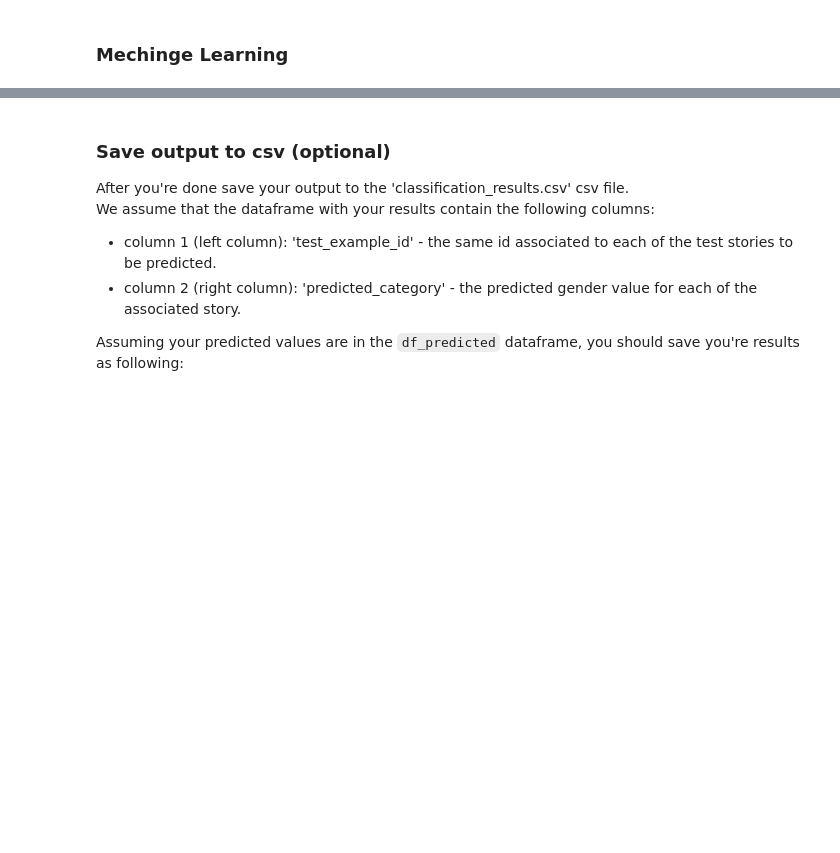
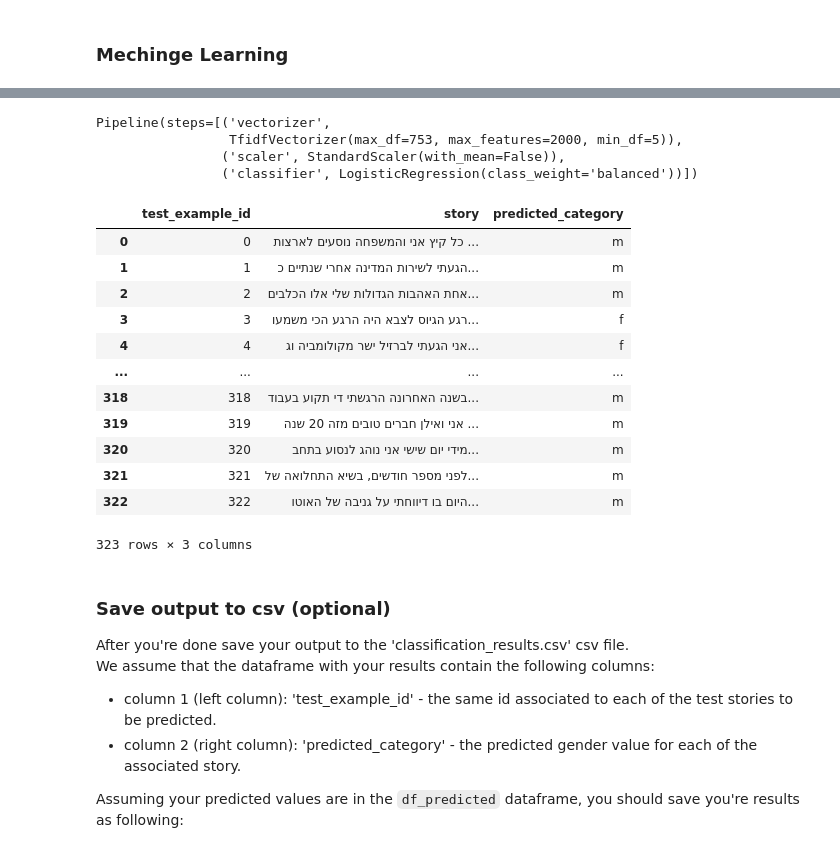
Before and after one commit to DanielDolberg/Mechine_learning_final, a Jupyter notebook: Assignment3-text-analysis.ipynb, the cells around one changed output, grey strips where cells are left out. Saved outputs shown, nothing was run; the diff lists cells and outputs as text; code cells hidden in the pictures; blank space fills up the shorter version.

```diff
--- a/Assignment3-text-analysis.ipynb
+++ b/Assignment3-text-analysis.ipynb
@@ -442,3 +428,13 @@ df_train["story"][0]
+# %%
+df_train = pd.read_csv(train_filename, index_col=None, encoding='utf-8')
+df_test  = pd.read_csv(test_filename, index_col=None, encoding='utf-8')
+
+fixTokens(df_train)
+
+
+df_train["gender"] = df_train["gender"].astype('category')
+replace_m={'m': 0, 'f': 1}
+df_train.replace(replace_m, inplace = True)
 # %%
 max_samps = df_train.shape[0]
 
@@ -466,16 +462,6 @@ model_params = {
         'classifier': [Perceptron()],
         'classifier__penalty': ['l1','l2'],
         },
-        'SVC': {
-        'vectorizer': [CountVectorizer(min_df=5, max_df=max_samps), TfidfVectorizer()],
-        'vectorizer__max_features':[None, 2000],
-        'vectorizer__ngram_range': [(1, 1), (1, 2),(1,3)],
-        'scaler': [StandardScaler(with_mean=False), MinMaxScaler()],
-        'classifier': [svm.SVC()],
-        'classifier__kernel': ['linear','rbf','sigmoid'],
-        'classifier__C': [0.01, 1, 10],
-        'classifier__tol': [0.001],
-        },
         'KNN': {
         'vectorizer': [CountVectorizer(min_df=5, max_df=max_samps), TfidfVectorizer()],
         'vectorizer__max_features':[None, 2000],
@@ -556,23 +684,41 @@ df_res.drop("best_params", axis = 1)
 # %%
 pipeline = Pipeline([
-    ('vectorizer', TfidfVectorizer(max_df=753, max_features=2000, min_df=5, ngram_range = (1, 1))),
+    ('vectorizer', TfidfVectorizer(max_df=max_samps, max_features=2000, min_df=5, ngram_range = (1, 1))),
     ('scaler', StandardScaler(with_mean=False)),
     ('classifier', LogisticRegression(penalty = 'l2', class_weight='balanced'))
 ])
 
 # # Fit the pipeline to the training data with the best estimator
 pipeline.fit(df_train['story'], y) # y is binary (1 for female)
 
 # Make predictions on the test data
 y_pred_test = pipeline.predict(df_test['story'])
 
 # Sample first and last 5 rows of df_test and predict on them
 df_predicted = df_test.copy()
 df_predicted['predicted_category'] = y_pred_test
 df_predicted['predicted_category'] = pd.Series(y_pred_test).map({0: 'm', 1: 'f'})
 
 # Print it out
 df_predicted
+# %% [output]
+Pipeline(steps=[('vectorizer',
+                 TfidfVectorizer(max_df=753, max_features=2000, min_df=5)),
+                ('scaler', StandardScaler(with_mean=False)),
+                ('classifier', LogisticRegression(class_weight='balanced'))])
+|  | test_example_id | story | predicted_category |
+| 0 | 0 | כל קיץ אני והמשפחה נוסעים לארצות ... | m |
+| 1 | 1 | הגעתי לשירות המדינה אחרי שנתיים כ... | m |
+| 2 | 2 | אחת האהבות הגדולות שלי אלו הכלבים... | m |
+| 3 | 3 | רגע הגיוס לצבא היה הרגע הכי משמעו... | f |
+| 4 | 4 | אני הגעתי לברזיל ישר מקולומביה וג... | f |
+| ... | ... | ... | ... |
+| 318 | 318 | בשנה האחרונה הרגשתי די תקוע בעבוד... | m |
+| 319 | 319 | אני ואילן חברים טובים מזה 20 שנה ... | m |
+| 320 | 320 | מידי יום שישי אני נוהג לנסוע בתחב... | m |
+| 321 | 321 | לפני מספר חודשים, בשיא התחלואה של... | m |
+| 322 | 322 | היום בו דיווחתי על גניבה של האוטו... | m |
+323 rows × 3 columns
 # %% [markdown]
 ### Save output to csv (optional)
 After you're done save your output to the 'classification_results.csv' csv file.<br/>
```
Also changed, not shown: parts of 7 cells of this notebook, 2 other files.
